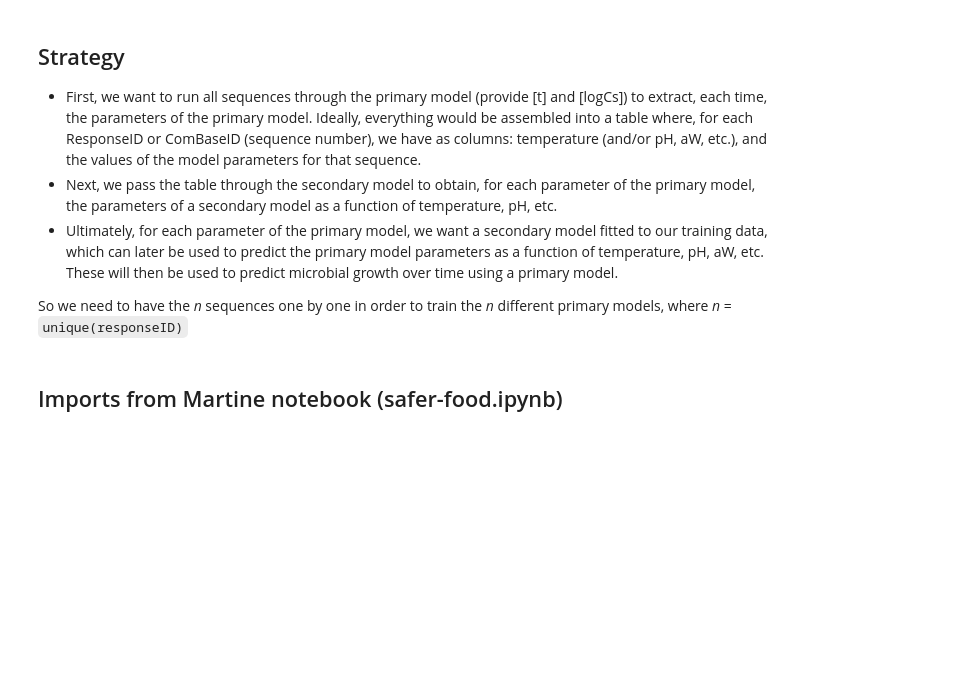
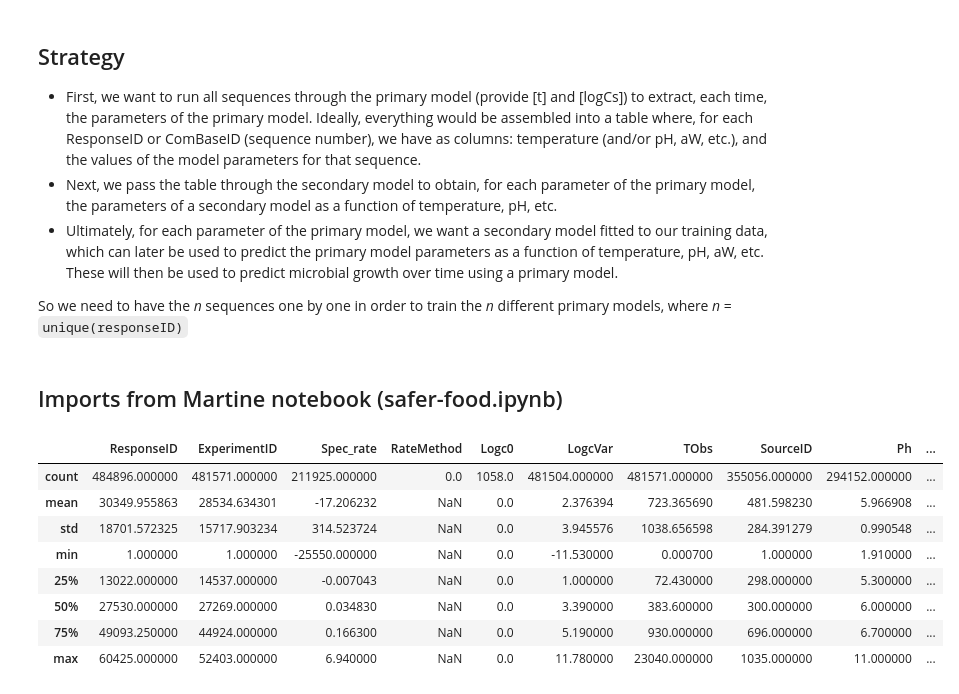
Before and after one commit to lulutinee/safer_food, a Jupyter notebook: notebooks/JYL_sandbox.ipynb, the cells around one changed output. Cells and saved outputs as stored; diff of their text form; code cells hidden in the pictures; blank space fills up the shorter version.

```diff
--- a/notebooks/JYL_sandbox.ipynb
+++ b/notebooks/JYL_sandbox.ipynb
@@ -446,3 +459,15 @@ def clean_data(df, min_time_threshold=5, max_time_threshold=504, min_temp_thresh
 conditions, experiment_conditions, experiments, logcs, properties, response_properties, responses, source = import_data()
 raw_data = merge_data(conditions, experiment_conditions, experiments, logcs, properties, response_properties, responses, source)
 clean_df = clean_data(raw_data, min_time_threshold=5, max_time_threshold=504, min_temp_threshold=0, max_temp_threshold=30)
+# %%
+raw_data.describe()
+# %% [output]
+|  | ResponseID | ExperimentID | Spec_rate | RateMethod | Logc0 | LogcVar | TObs | SourceID | Ph | ... |
+| count | 484896.000000 | 481571.000000 | 211925.000000 | 0.0 | 1058.0 | 481504.000000 | 481571.000000 | 355056.000000 | 294152.000000 | ... |
+| mean | 30349.955863 | 28534.634301 | -17.206232 | NaN | 0.0 | 2.376394 | 723.365690 | 481.598230 | 5.966908 | ... |
+| std | 18701.572325 | 15717.903234 | 314.523724 | NaN | 0.0 | 3.945576 | 1038.656598 | 284.391279 | 0.990548 | ... |
+| min | 1.000000 | 1.000000 | -25550.000000 | NaN | 0.0 | -11.530000 | 0.000700 | 1.000000 | 1.910000 | ... |
+| 25% | 13022.000000 | 14537.000000 | -0.007043 | NaN | 0.0 | 1.000000 | 72.430000 | 298.000000 | 5.300000 | ... |
+| 50% | 27530.000000 | 27269.000000 | 0.034830 | NaN | 0.0 | 3.390000 | 383.600000 | 300.000000 | 6.000000 | ... |
+| 75% | 49093.250000 | 44924.000000 | 0.166300 | NaN | 0.0 | 5.190000 | 930.000000 | 696.000000 | 6.700000 | ... |
+| max | 60425.000000 | 52403.000000 | 6.940000 | NaN | 0.0 | 11.780000 | 23040.000000 | 1035.000000 | 11.000000 | ... |
```
Also changed, not shown: parts of 14 cells of this notebook, 4 other files.
